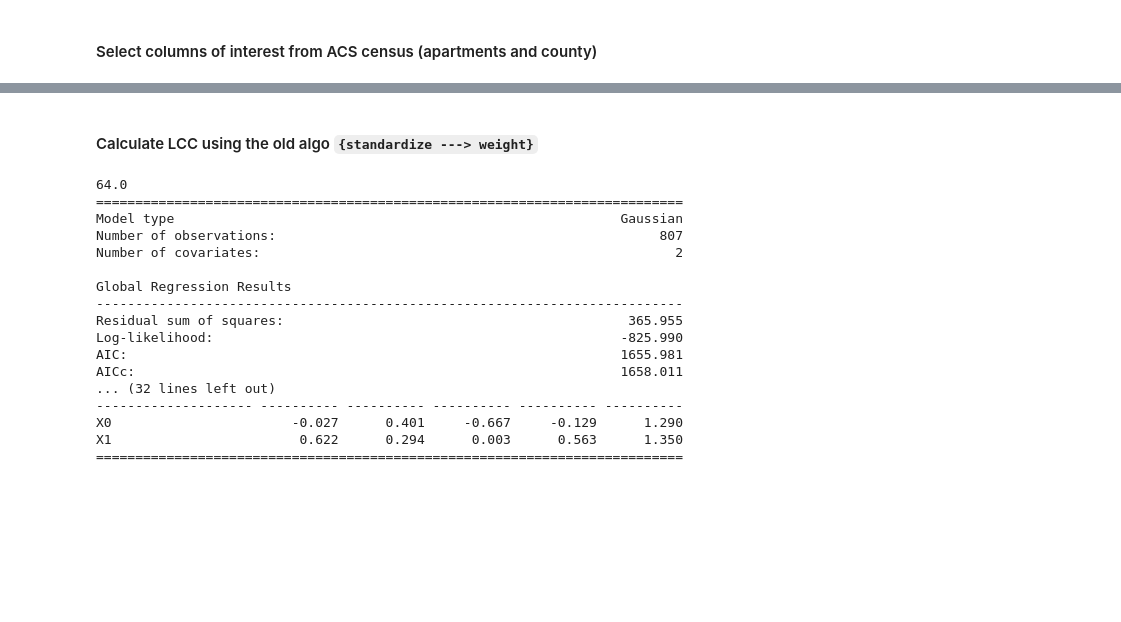
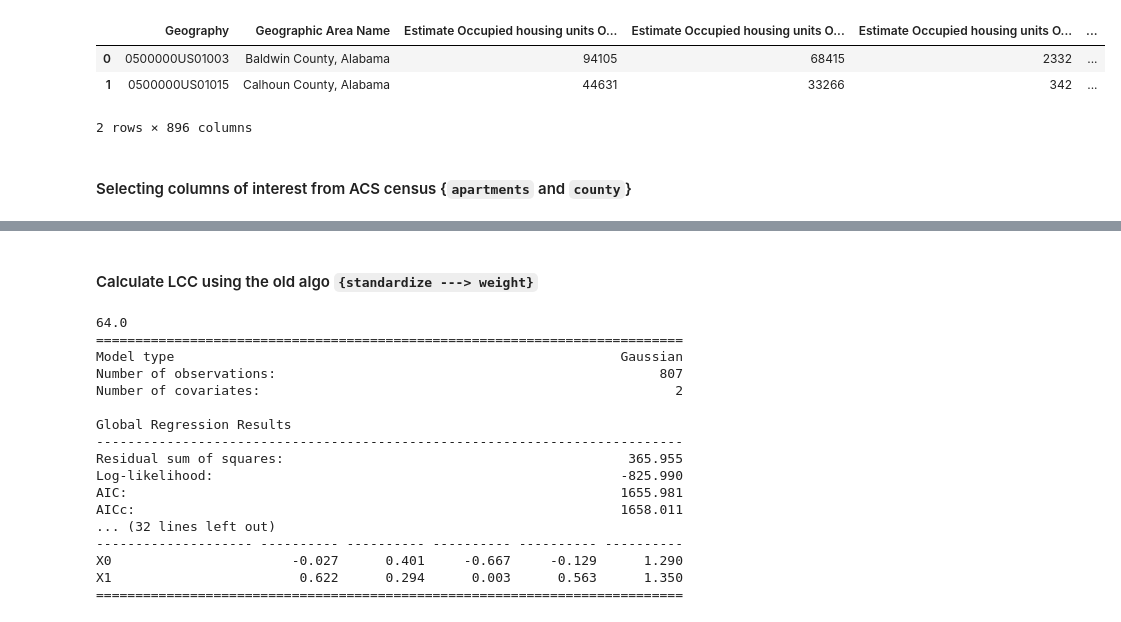
Before and after one commit to marquisvictor/GeogWCC, a Jupyter notebook: Zipcode2County.ipynb, the cells around one changed output, grey strips where cells are left out. Saved outputs shown, nothing was run; the diff lists cells and outputs as text; code cells hidden in the pictures; blank space fills up the shorter version.

```diff
--- a/Zipcode2County.ipynb
+++ b/Zipcode2County.ipynb
@@ -36,7 +44,12 @@ gsv['county'] = gsv.county//100
 # %%
-# df.head(2)
+df.head(2)
+# %% [output]
+|  | Geography | Geographic Area Name | Estimate Occupied housing units O... | Estimate Occupied housing units O... | Estimate Occupied housing units O... | ... |
+| 0 | 0500000US01003 | Baldwin County, Alabama | 94105 | 68415 | 2332 | ... |
+| 1 | 0500000US01015 | Calhoun County, Alabama | 44631 | 33266 | 342 | ... |
+2 rows × 896 columns
 # %% [markdown]
-#### Select columns of interest from ACS census (apartments and county)
+#### Selecting columns of interest from ACS census {`apartments` and `county`}
 # %%
 not_residential = df[['Geography','Estimate Percent occupied housing units Occupied housing units UNITS IN STRUCTURE 10 or more apartments']]
 # %%
```
Also changed, not shown: parts of 37 cells of this notebook, 3 other files.
